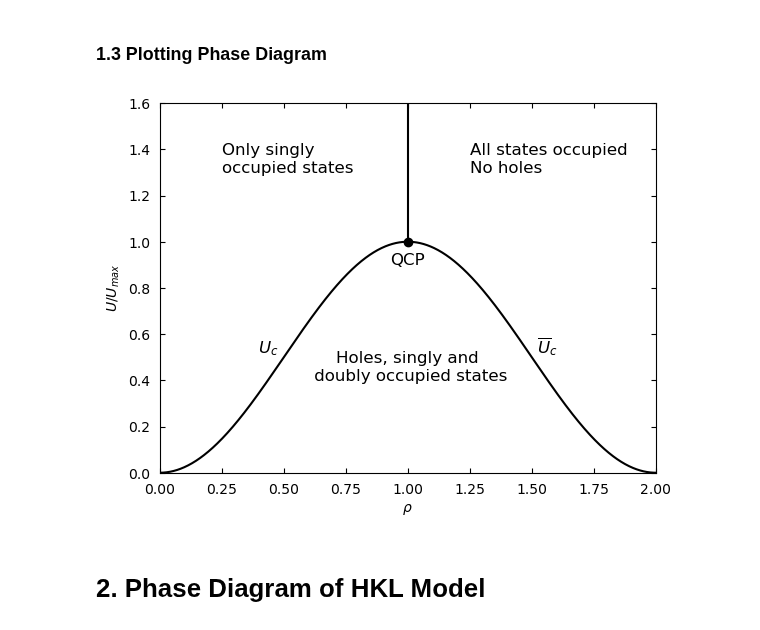
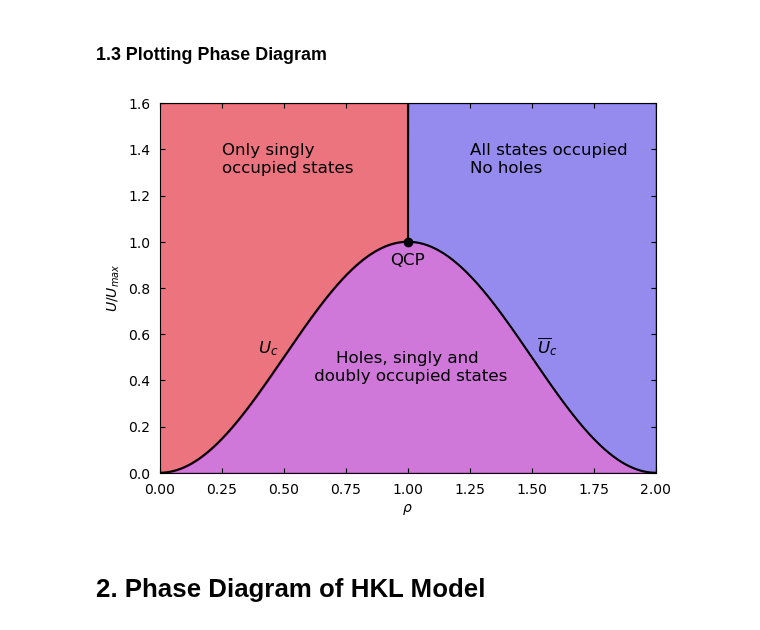
Before and after one commit to janjhch/bachelorthesis, a Jupyter notebook: phase_diagram/phase_diagram/phase_diagram.ipynb, the cells around one changed output. Saved outputs shown, nothing was run; the diff lists cells and outputs as text; code cells hidden in the pictures.

```diff
--- a/phase_diagram/phase_diagram/phase_diagram.ipynb
+++ b/phase_diagram/phase_diagram/phase_diagram.ipynb
@@ -139,7 +139,7 @@ one_plot(rho_values, U_c_normalized, r'$\rho$', r'$U / U_c(1)$')
 # %%
 from matplotlib.ticker import MultipleLocator
 
-def phase_diagram(x_values, y_values, x_label, y_label, y_max, title='none', legend=False, fill=True):
+def phase_diagram(x_values, y_values, x_label, y_label, y_max, title='none', legend=False, fill=True, alph=1):
     # Create the plot
     fig, ax = plt.subplots()
 
@@ -152,42 +152,42 @@ def phase_diagram(x_values, y_values, x_label, y_label, y_max, title='none', leg
     # Fill areas for visualization (optional)
     if fill:
         ax.fill_between(x_values, y_values, y_max, where=(x_values < 1),
-                        interpolate=True, alpha=0.2, label='Area 1')
+                        interpolate=True, color='#DF1728', alpha=alph, label='Area 1')
 
         ax.fill_between(x_values, y_values, y_max, where=(x_values > 1),
-                        interpolate=True, alpha=0.2, label='Area 2')
+                        interpolate=True, color='#4E3DE1', alpha=alph, label='Area 2')
 
-        ax.fill_between(x_values, 0, y_values,
-                         alpha=0.1, label='Area 3 (Above Curve)')
+        ax.fill_between(x_values, 0, y_values, color='#B11CC2',
+                         alpha=alph, label='Area 3 (Above Curve)')
 
     ax.plot(1, 1, marker='o', color='black', markersize=6, label='QCP')
 
     ax.text(1, 0.9, 'QCP', fontsize=12, color='black', ha='center')
     ax.text(0.25, 1.3, 'Only singly \noccupied states', fontsize=12, color='black', ha='left')
     ax.text(1.25, 1.3, 'All states occupied\nNo holes', fontsize=12, color='black', ha='left')
     ax.text(1, 0.4, 'Holes, singly and\n doubly occupied states', fontsize=12, color='black', ha='center')
     ax.text(0.48, 0.52, r'$U_c$', fontsize=12, color='black', ha='right')
     ax.text(1.52, 0.52, r'$\overline{U}_c$', fontsize=12, color='black', ha='left')
 
     # Labels and legend
     ax.set_xlabel(x_label)
     ax.set_ylabel(y_label)
     if title != 'none':
         ax.set_title(title)
     if legend == True:
         ax.legend()
     ax.set_xlim(0, 2)
     ax.set_ylim(0, y_max)
     ax.tick_params(top=True, right=True, direction='in', pad=7)
     # Set major tick intervals
     ax.xaxis.set_major_locator(MultipleLocator(0.25))  # x-axis ticks every 0.2 units
     ax.yaxis.set_major_locator(MultipleLocator(0.2))  # y-axis ticks every 0.5 units
 
     plt.show()
 
-phase_diagram(rho_values, U_c_normalized, r'$\rho$', r'$U / U_{max}$', 1.6, fill=False)
+phase_diagram(rho_values, U_c_normalized, r'$\rho$', r'$U / U_{max}$', 1.6, fill=True, alph=0.6)
 # %% [output]
-[figure, old version]
+[figure, new version]
 # %% [markdown]
 # 2. Phase Diagram of HKL Model
 # %% [markdown]
```
Also changed, not shown: parts of 3 cells of this notebook.
